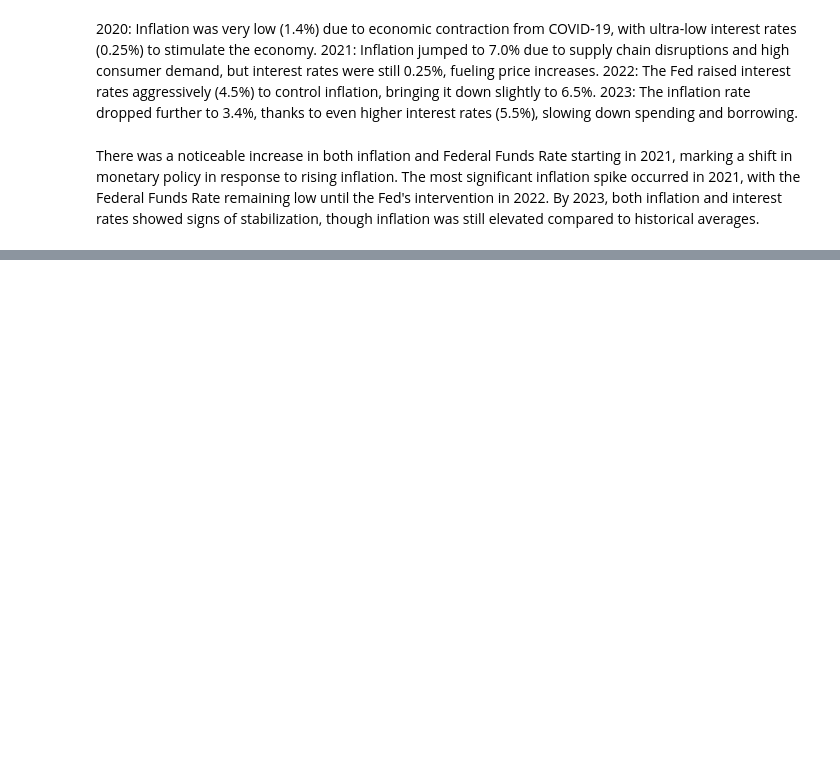
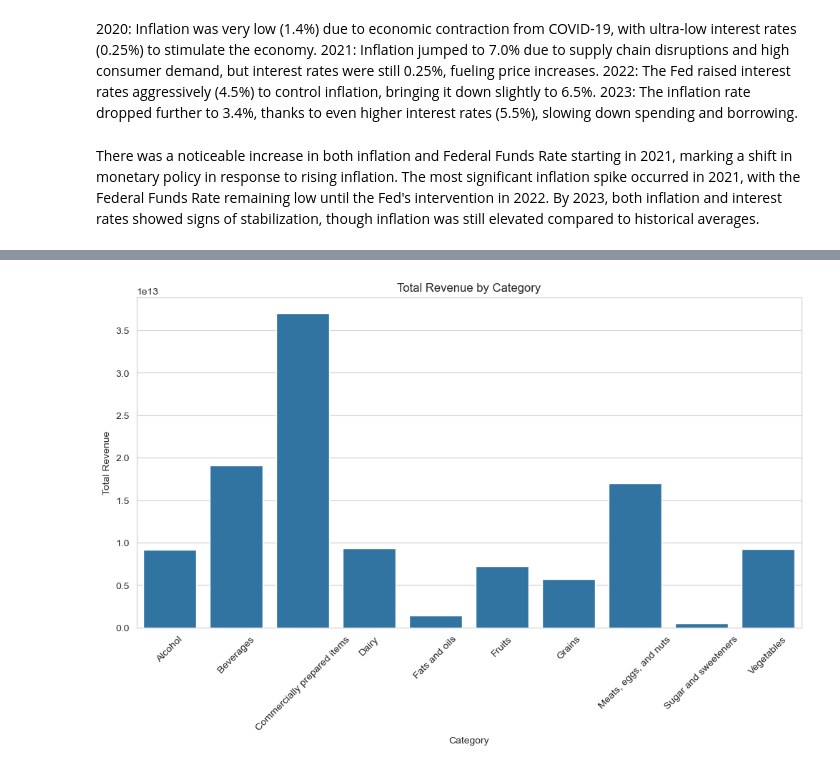
Before and after one commit to Nahlakhalifaa/sales-Project, a Jupyter notebook: Sales_inflations.ipynb, the cells around one changed output, grey strips where cells are left out. Cells and saved outputs as stored; diff of their text form; code cells hidden in the pictures; blank space fills up the shorter version.

```diff
--- a/Sales_inflations.ipynb
+++ b/Sales_inflations.ipynb
@@ -607,12 +611,14 @@ plt.show()
 # %%
 
 # Bar chart for total revenue by category
 plt.figure(figsize=(12, 6))
-sns.barplot(data=grouped_stats, x='Category', y=('Value', 'sum'))
+sns.barplot(data=grouped_stats, x='Category', y='Price')
 plt.title('Total Revenue by Category')
 plt.xlabel('Category')
 plt.ylabel('Total Revenue')
 plt.xticks(rotation=45)
 plt.show()
+# %% [output]
+[figure, added]
 # %%
 sales_inflation_data.to_csv('sales_inflation_data.csv', index=False)
```
Also changed, not shown: parts of 25 cells of this notebook.
